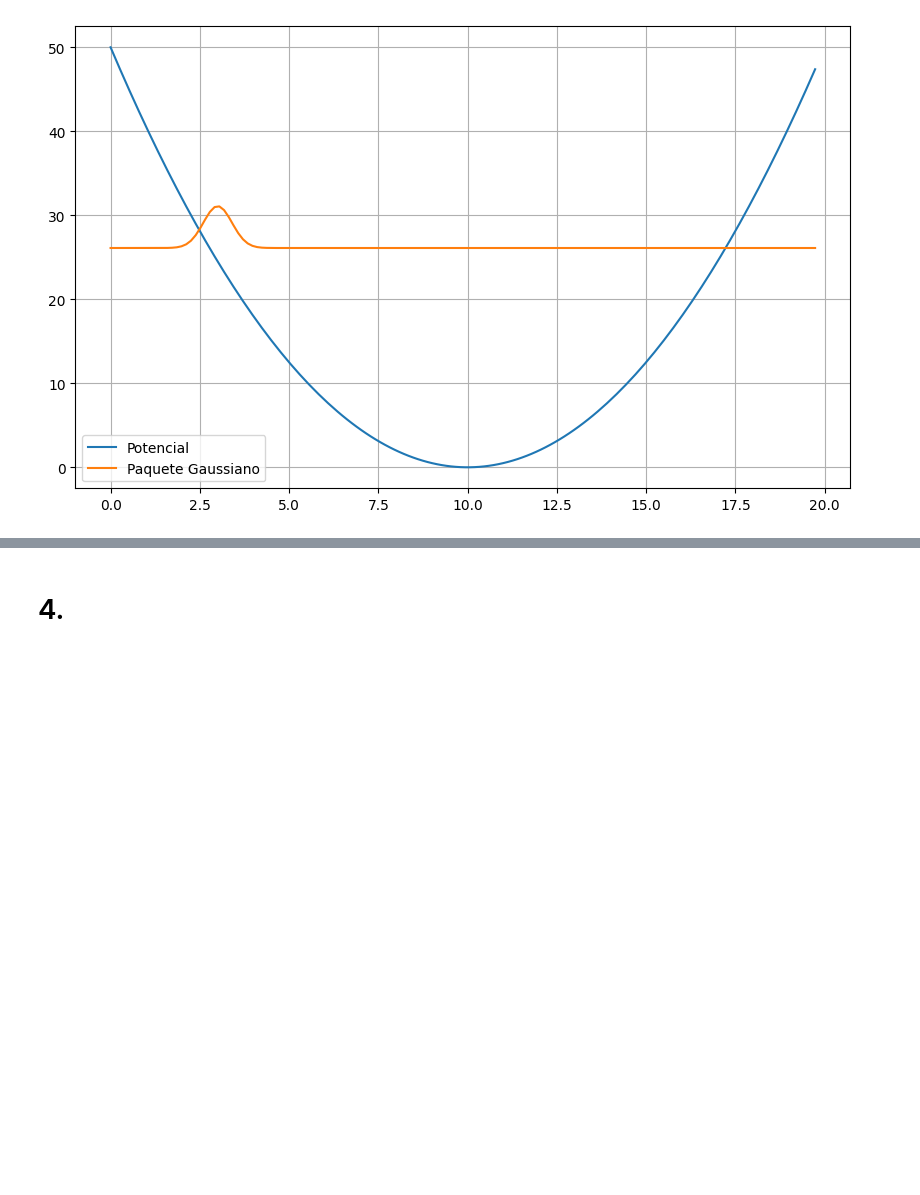
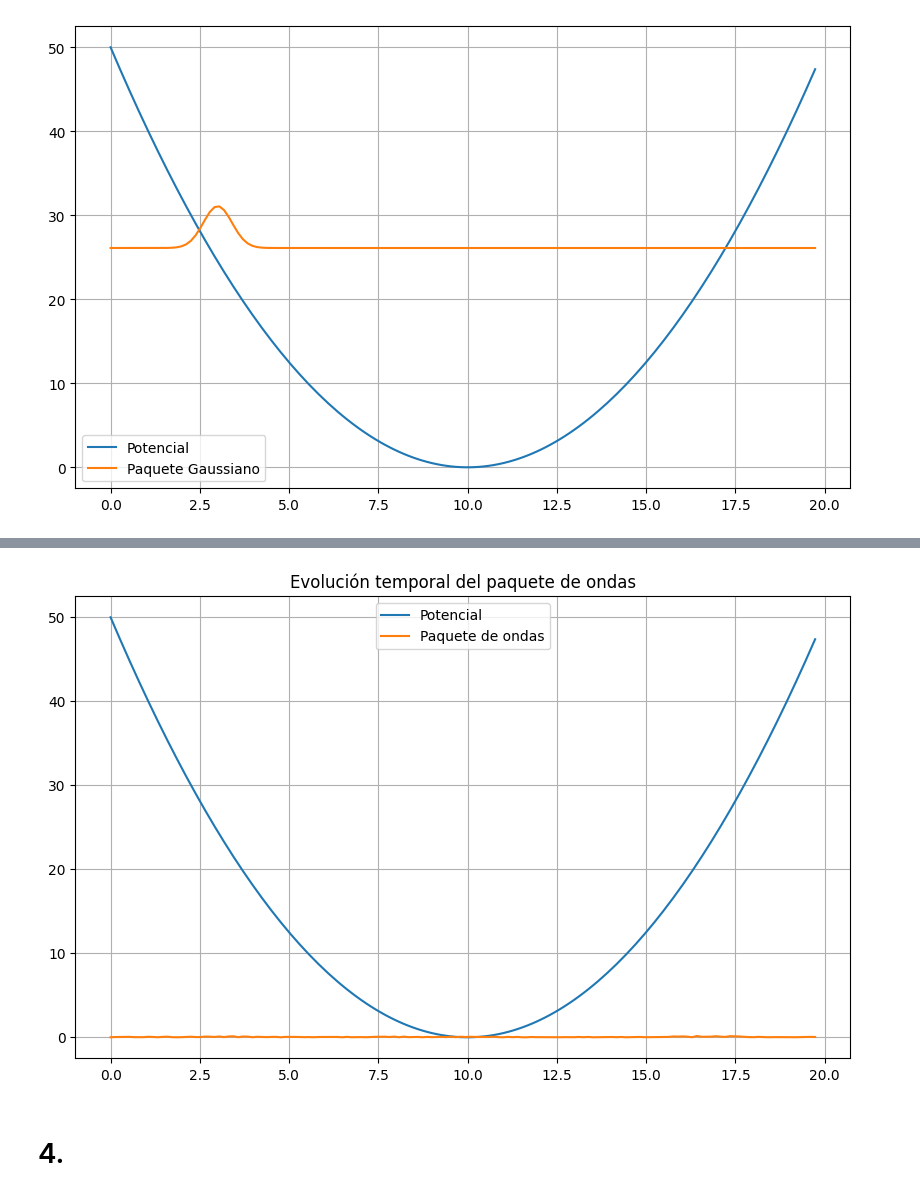
Before and after one commit to SamHuRo/mecanica-cuantica-avanzada, a Jupyter notebook: Tareas/Tarea_03/Tarea_03-Samuel-Huertas.ipynb, the cells around one changed output, grey strips where cells are left out. Cells and saved outputs as stored; diff of their text form; code cells hidden in the pictures; blank space fills up the shorter version.

```diff
--- a/Tareas/Tarea_03/Tarea_03-Samuel-Huertas.ipynb
+++ b/Tareas/Tarea_03/Tarea_03-Samuel-Huertas.ipynb
@@ -770,2 +767,10 @@ def fdest(t, Nm, H):
 
     return result
+# %%
+t = np.linspace(0, 12, Ndvr)
+
+psi = np.zeros((len(t), Ndvr))
+
+for pos, i in enumerate(t):
+    evolucion_paquete = fdest(i)
+    psi[pos, :] = evolucion_paquete
@@ -772,3 +794,13 @@ def fdest(t, Nm, H):
+# %%
+plt.figure(figsize=(10,6))
+plt.plot(Rn, V, label="Potencial")
+plt.plot(Rn, np.abs(psi[100]), label="Paquete de ondas")
+plt.title("Evolución temporal del paquete de ondas")
+plt.grid()
+plt.legend()
+plt.show()
+# %% [output]
+[figure, added]
 # %% [markdown]
 # 4.
 # %% [markdown]
```
Also changed, not shown: parts of 5 cells of this notebook, 1 other file.
